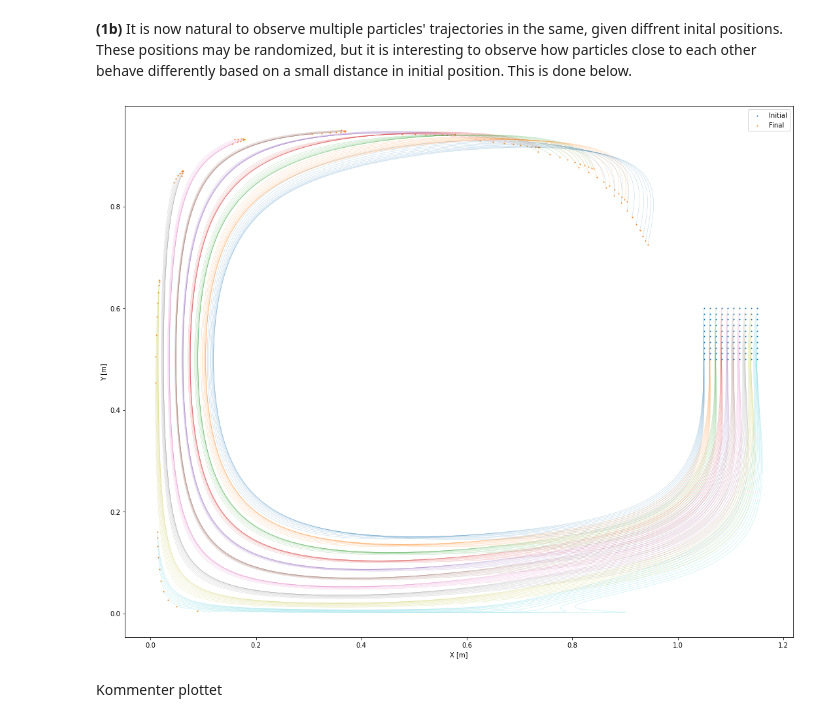
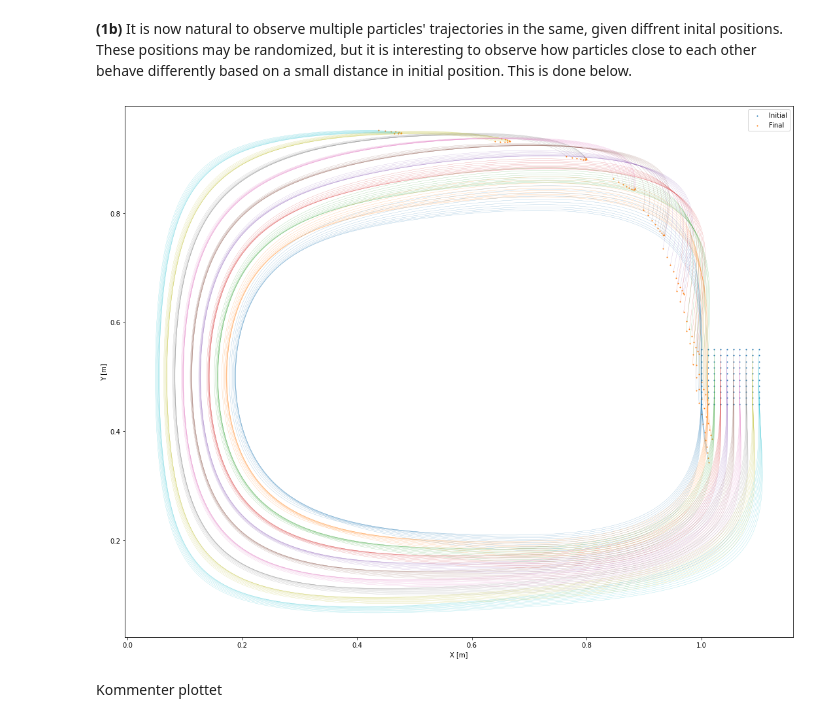
Before and after one commit to petmil123/vitberkrigerene, a Jupyter notebook: tekfysprosjekt/innlevering.ipynb, the cells around one changed output. Drawn from its saved outputs; the diff is of its cells as text; code cells hidden in the pictures.

```diff
--- a/tekfysprosjekt/innlevering.ipynb
+++ b/tekfysprosjekt/innlevering.ipynb
@@ -139,30 +139,30 @@ It can also be noted that the larger time interval $h = 1$ s exhibit similar tra
 # %%
 h = 0.01
 Np = 100
 rows, columns = int(np.sqrt(Np)), int(np.sqrt(Np))
 
-xArr = np.linspace(1.05, 1.15, rows)
-yArr = np.linspace(0.5, 0.6, rows)
+xArr = np.linspace(1, 1.1, rows)
+yArr = np.linspace(0.45, 0.55, rows)
 X, Y = np.meshgrid(xArr, yArr)
 
 initPositions = np.vstack([X.flatten(), Y.flatten()])
 
 B = Heun(h, 10, initPositions, ODE)
 
 fig = plt.figure(figsize=(15,12))
 ax= plt.axes()
 
 ax.scatter(initPositions[0,:], initPositions[1,:], s=1, label='Initial')
 for i in range(Np):
     ax.plot(B[0,i,:],B[1,i,:], lw=0.3, alpha=0.5)
 ax.scatter(B[0,:,-1], B[1,:,-1], s=1, label='Final')
 
 ax.set_xlabel('X [m]')
 ax.set_ylabel('Y [m]')
 ax.legend()
 plt.tight_layout()
 # %% [output]
-[figure, old version]
+[figure, new version]
 # %% [markdown]
 Kommenter plottet
 # %% [markdown]
```
